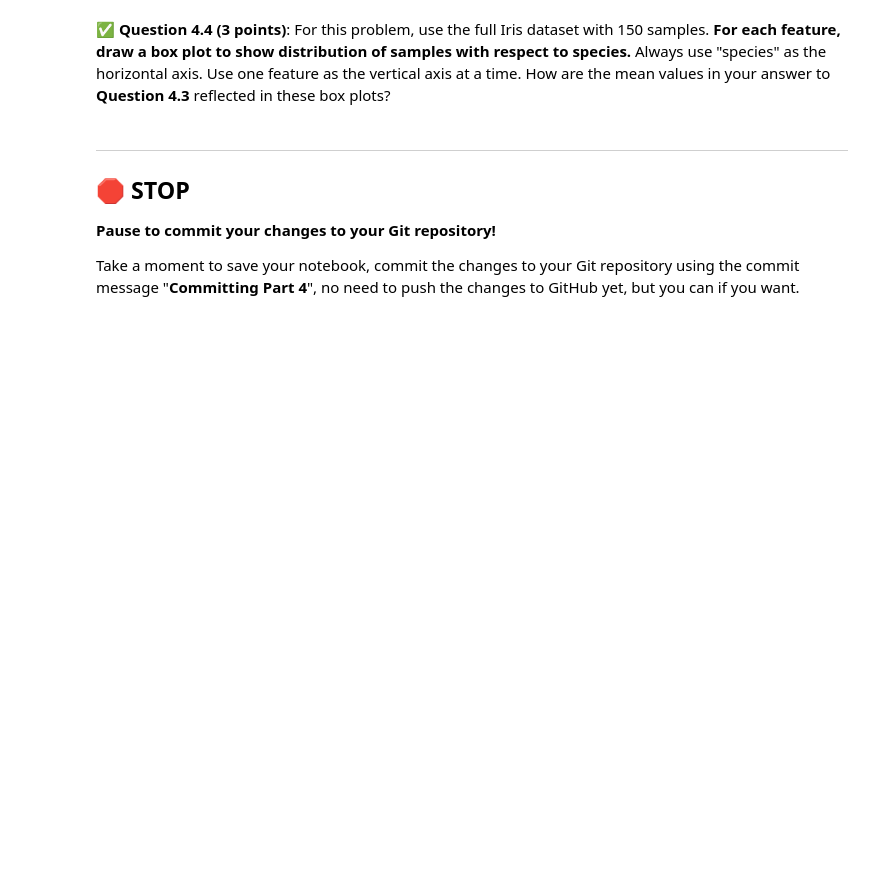
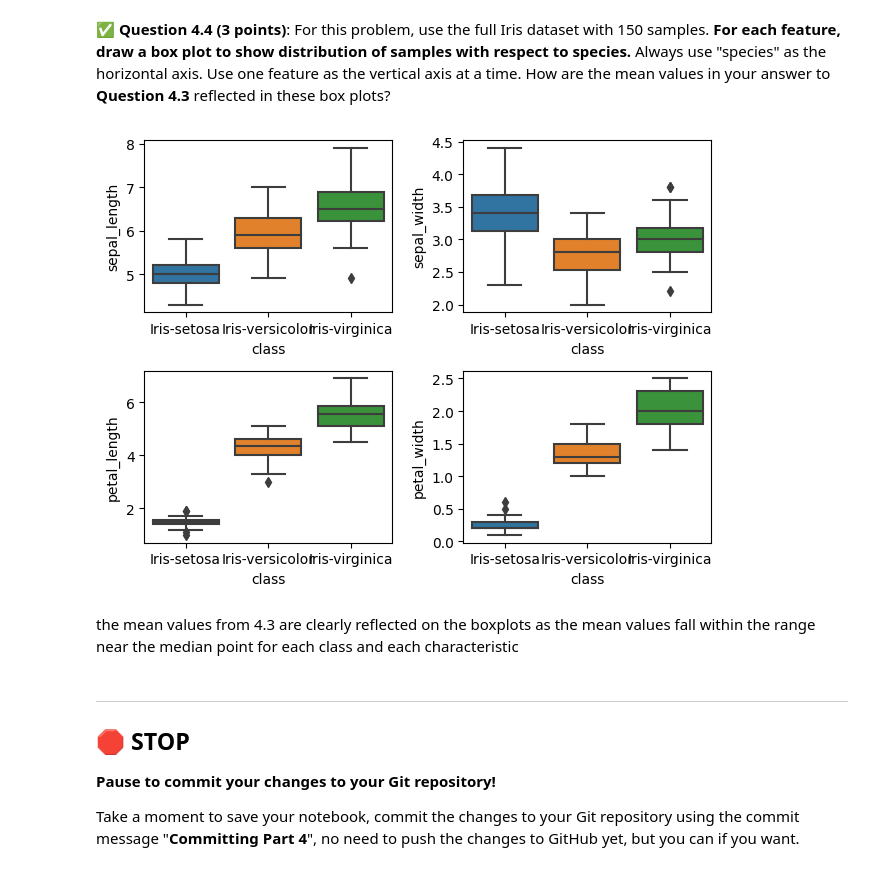
Before and after one commit to ethanfremder/CMSE202-f23-turnin, a Jupyter notebook: hw-01/HW-01_GitPracticeDebuggingPythonPackagesAndClasses-STUDENT.ipynb, the cells around one changed output. Cells and saved outputs as stored; diff of their text form; code cells hidden in the pictures; blank space fills up the shorter version.

```diff
--- a/hw-01/HW-01_GitPracticeDebuggingPythonPackagesAndClasses-STUDENT.ipynb
+++ b/hw-01/HW-01_GitPracticeDebuggingPythonPackagesAndClasses-STUDENT.ipynb
@@ -394,3 +430,28 @@ If you do already have it installed, what command did you use to install it?
+# %%
+### Put your code here
+import matplotlib.pyplot as plt
+
+plt.subplot(2, 2, 1)
+sns.boxplot(x="class", y="sepal_length",
+            data=iris)
+
+plt.subplot(2, 2, 2)
+sns.boxplot(x="class", y="sepal_width",
+            data=iris)
+
+plt.subplot(2, 2, 3)
+sns.boxplot(x="class", y="petal_length",
+            data=iris)
+
+plt.subplot(2, 2, 4)
+sns.boxplot(x="class", y="petal_width",
+            data=iris)
+
+plt.tight_layout()
+# %% [output]
+[figure, added]
+# %% [markdown]
+the mean values from 4.3 are clearly reflected on the boxplots as the mean values fall within the range near the median point for each class and each characteristic
 # %% [markdown]
 ---
 ## &#128721; STOP
```
Also changed, not shown: parts of 9 cells of this notebook.
